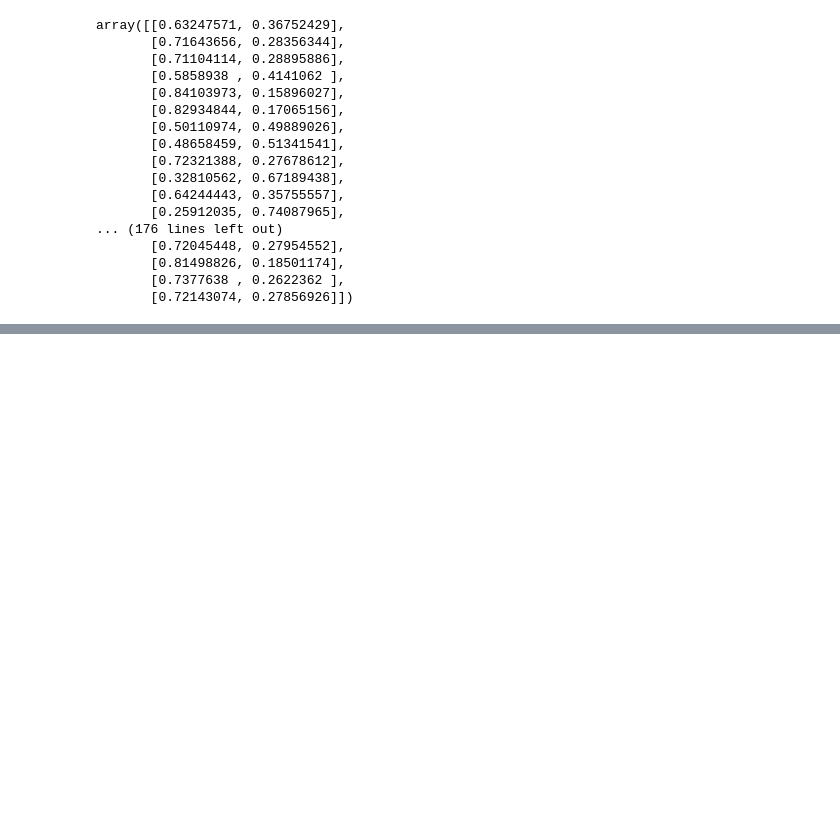
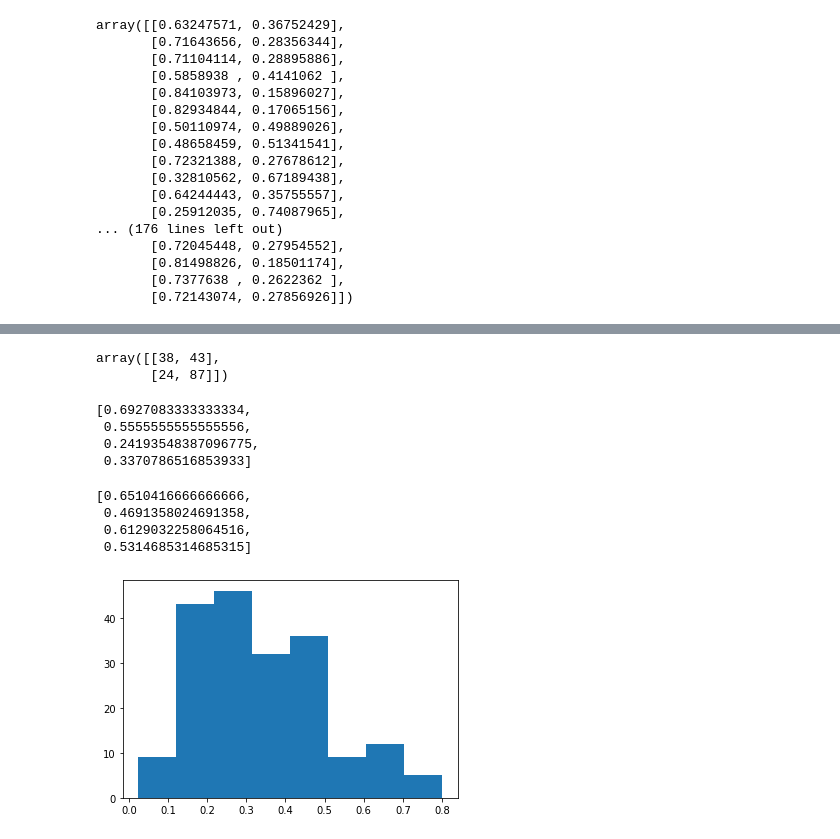
Before and after one commit to lvreynoso/ds2.1-classwork, a Jupyter notebook: notebooks/Logistic Regression - Diabetes.ipynb, the cells around one changed output, grey strips where cells are left out. Cells and saved outputs as stored; diff of their text form; code cells hidden in the pictures; blank space fills up the shorter version.

Commit message:
Add Confusion Matrix and move HW

```diff
--- a/notebooks/Logistic Regression - Diabetes.ipynb
+++ b/notebooks/Logistic Regression - Diabetes.ipynb
@@ -164,0 +199,6 @@ array([[0.63247571, 0.36752429],
+# %%
+optimal_confusion_matrix = score(mod_pred, y_test)
+optimal_confusion_matrix
+# %% [output]
+array([[38, 43],
+       [24, 87]])
@@ -164,0 +216,19 @@ array([[0.63247571, 0.36752429],
+# %%
+get_metrics(score(y_pred, y_test)) # with threshold = 0.5
+# %% [output]
+[0.6927083333333334,
+ 0.5555555555555556,
+ 0.24193548387096775,
+ 0.3370786516853933]
+# %%
+get_metrics(optimal_confusion_matrix) # with new optimal threshold
+# %% [output]
+[0.6510416666666666,
+ 0.4691358024691358,
+ 0.6129032258064516,
+ 0.5314685314685315]
+# %%
+plt.hist(y_prob[:, 1], bins=8)
+plt.show()
+# %% [output]
+[figure, added]
```
Also changed, not shown: parts of 7 cells of this notebook, 1 other file.
